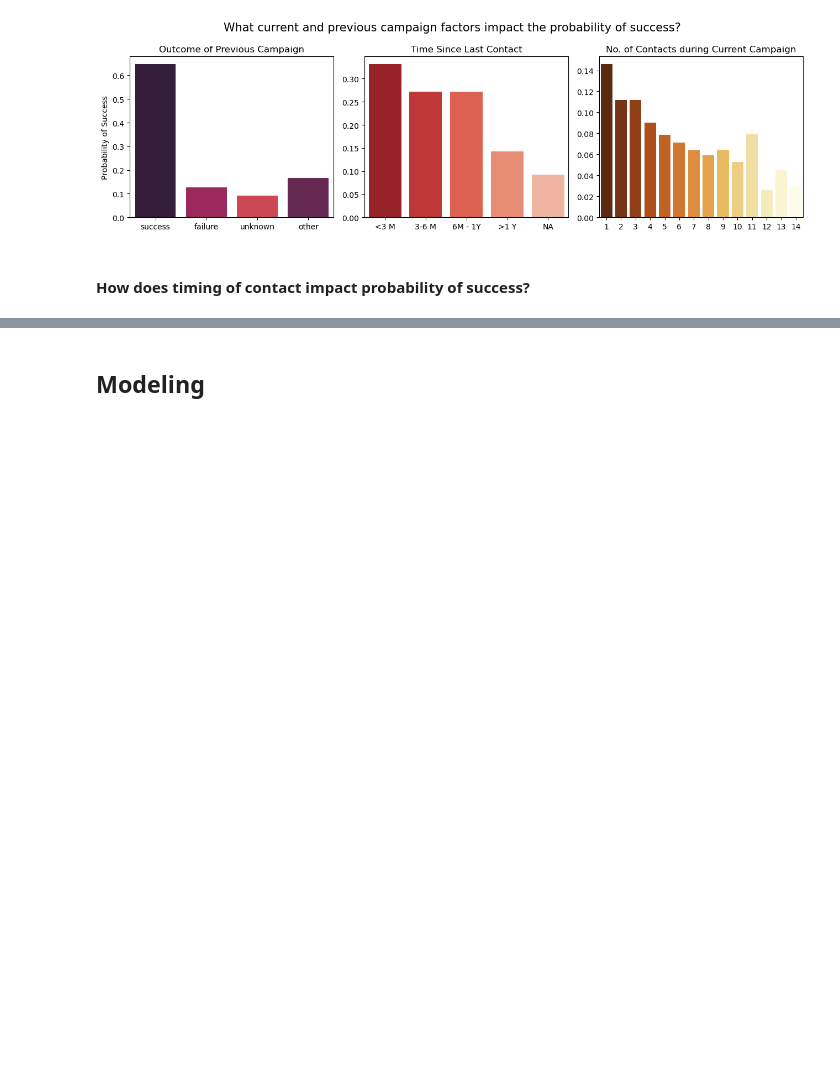
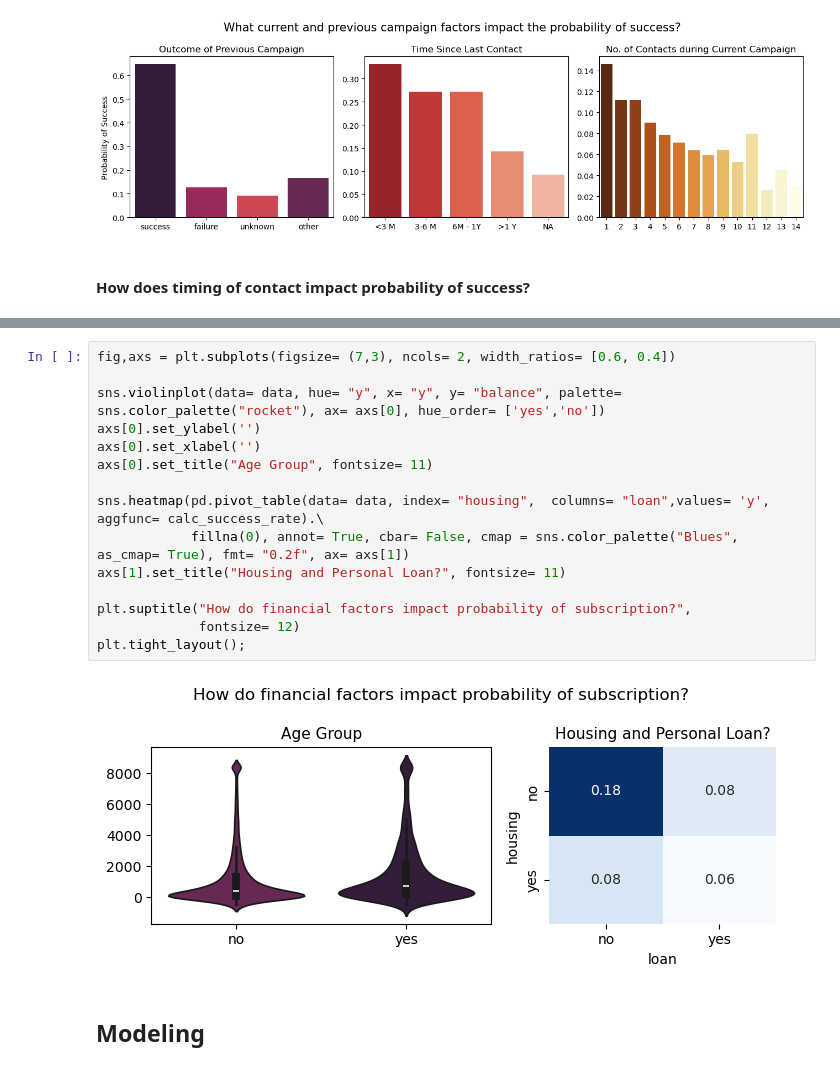
Before and after one commit to garimasc/bank_marketing, a Jupyter notebook: evaluate_classification.ipynb, the cells around one changed output, grey strips where cells are left out. Cells and saved outputs as stored; diff of their text form; blank space fills up the shorter version.

```diff
--- a/evaluate_classification.ipynb
+++ b/evaluate_classification.ipynb
@@ -137,3 +167,20 @@ pd.pivot_table(data, index= "poutcome", values= "y", aggfunc= calc_success_rate)
+# %%
+fig,axs = plt.subplots(figsize= (7,3), ncols= 2, width_ratios= [0.6, 0.4])
+
+sns.violinplot(data= data, hue= "y", x= "y", y= "balance", palette= sns.color_palette("rocket"), ax= axs[0], hue_order= ['yes','no'])
+axs[0].set_ylabel('')
+axs[0].set_xlabel('')
+axs[0].set_title("Age Group", fontsize= 11)
+
+sns.heatmap(pd.pivot_table(data= data, index= "housing",  columns= "loan",values= 'y', aggfunc= calc_success_rate).\
+            fillna(0), annot= True, cbar= False, cmap = sns.color_palette("Blues", as_cmap= True), fmt= "0.2f", ax= axs[1])
+axs[1].set_title("Housing and Personal Loan?", fontsize= 11)
+
+plt.suptitle("How do financial factors impact probability of subscription?",
+             fontsize= 12)
+plt.tight_layout();
+# %% [output]
+[figure, added]
 # %% [markdown]
 ## Modeling
 # %% [markdown]
```
Also changed, not shown: parts of 11 cells of this notebook, 4 other files.
